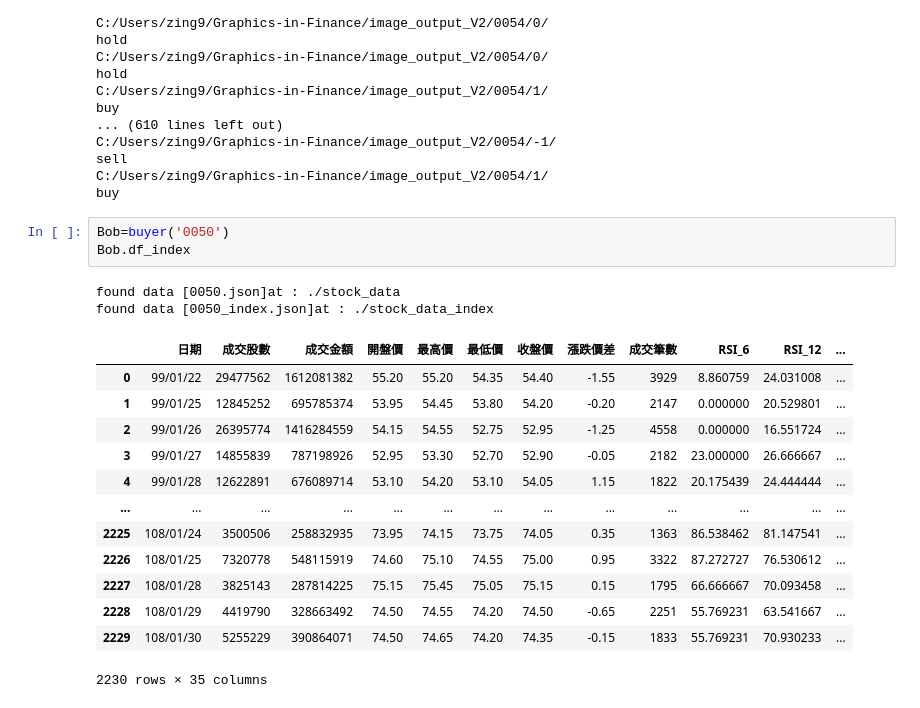
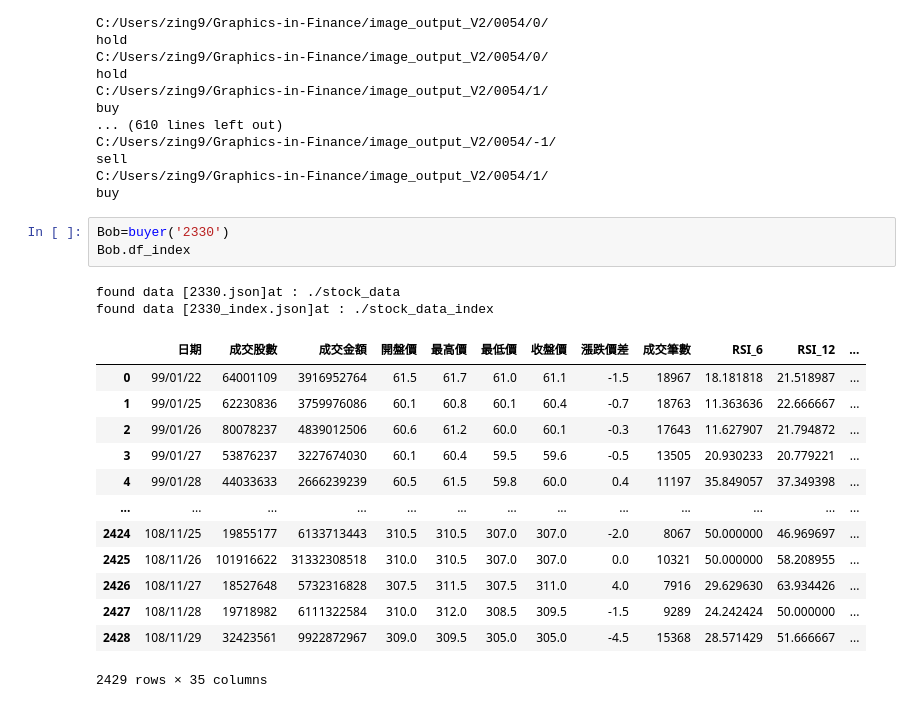
Before and after one commit to Moriarty002/Graphics-in-Finance, a Jupyter notebook: Check.ipynb, the cells around one changed output. Saved outputs shown, nothing was run; the diff lists cells and outputs as text.

```diff
--- a/Check.ipynb
+++ b/Check.ipynb
@@ -356,21 +356,21 @@ sell
 C:/Users/zing9/Graphics-in-Finance/image_output_V2/0054/1/
 buy
 # %%
-Bob=buyer('0050')
+Bob=buyer('2330')
 Bob.df_index
 # %% [output]
-found data [0050.json]at : ./stock_data
-found data [0050_index.json]at : ./stock_data_index
+found data [2330.json]at : ./stock_data
+found data [2330_index.json]at : ./stock_data_index
 |  | 日期 | 成交股數 | 成交金額 | 開盤價 | 最高價 | 最低價 | 收盤價 | 漲跌價差 | 成交筆數 | RSI_6 | RSI_12 | ... |
-| 0 | 99/01/22 | 29477562 | 1612081382 | 55.20 | 55.20 | 54.35 | 54.40 | -1.55 | 3929 | 8.860759 | 24.031008 | ... |
-| 1 | 99/01/25 | 12845252 | 695785374 | 53.95 | 54.45 | 53.80 | 54.20 | -0.20 | 2147 | 0.000000 | 20.529801 | ... |
-| 2 | 99/01/26 | 26395774 | 1416284559 | 54.15 | 54.55 | 52.75 | 52.95 | -1.25 | 4558 | 0.000000 | 16.551724 | ... |
-| 3 | 99/01/27 | 14855839 | 787198926 | 52.95 | 53.30 | 52.70 | 52.90 | -0.05 | 2182 | 23.000000 | 26.666667 | ... |
-| 4 | 99/01/28 | 12622891 | 676089714 | 53.10 | 54.20 | 53.10 | 54.05 | 1.15 | 1822 | 20.175439 | 24.444444 | ... |
+| 0 | 99/01/22 | 64001109 | 3916952764 | 61.5 | 61.7 | 61.0 | 61.1 | -1.5 | 18967 | 18.181818 | 21.518987 | ... |
+| 1 | 99/01/25 | 62230836 | 3759976086 | 60.1 | 60.8 | 60.1 | 60.4 | -0.7 | 18763 | 11.363636 | 22.666667 | ... |
+| 2 | 99/01/26 | 80078237 | 4839012506 | 60.6 | 61.2 | 60.0 | 60.1 | -0.3 | 17643 | 11.627907 | 21.794872 | ... |
+| 3 | 99/01/27 | 53876237 | 3227674030 | 60.1 | 60.4 | 59.5 | 59.6 | -0.5 | 13505 | 20.930233 | 20.779221 | ... |
+| 4 | 99/01/28 | 44033633 | 2666239239 | 60.5 | 61.5 | 59.8 | 60.0 | 0.4 | 11197 | 35.849057 | 37.349398 | ... |
 | ... | ... | ... | ... | ... | ... | ... | ... | ... | ... | ... | ... | ... |
-| 2225 | 108/01/24 | 3500506 | 258832935 | 73.95 | 74.15 | 73.75 | 74.05 | 0.35 | 1363 | 86.538462 | 81.147541 | ... |
-| 2226 | 108/01/25 | 7320778 | 548115919 | 74.60 | 75.10 | 74.55 | 75.00 | 0.95 | 3322 | 87.272727 | 76.530612 | ... |
-| 2227 | 108/01/28 | 3825143 | 287814225 | 75.15 | 75.45 | 75.05 | 75.15 | 0.15 | 1795 | 66.666667 | 70.093458 | ... |
-| 2228 | 108/01/29 | 4419790 | 328663492 | 74.50 | 74.55 | 74.20 | 74.50 | -0.65 | 2251 | 55.769231 | 63.541667 | ... |
-| 2229 | 108/01/30 | 5255229 | 390864071 | 74.50 | 74.65 | 74.20 | 74.35 | -0.15 | 1833 | 55.769231 | 70.930233 | ... |
+| 2424 | 108/11/25 | 19855177 | 6133713443 | 310.5 | 310.5 | 307.0 | 307.0 | -2.0 | 8067 | 50.000000 | 46.969697 | ... |
+| 2425 | 108/11/26 | 101916622 | 31332308518 | 310.0 | 310.5 | 307.0 | 307.0 | 0.0 | 10321 | 50.000000 | 58.208955 | ... |
+| 2426 | 108/11/27 | 18527648 | 5732316828 | 307.5 | 311.5 | 307.5 | 311.0 | 4.0 | 7916 | 29.629630 | 63.934426 | ... |
+| 2427 | 108/11/28 | 19718982 | 6111322584 | 310.0 | 312.0 | 308.5 | 309.5 | -1.5 | 9289 | 24.242424 | 50.000000 | ... |
+| 2428 | 108/11/29 | 32423561 | 9922872967 | 309.0 | 309.5 | 305.0 | 305.0 | -4.5 | 15368 | 28.571429 | 51.666667 | ... |
-2230 rows × 35 columns
+2429 rows × 35 columns
```
Also changed, not shown: 36 other files.
